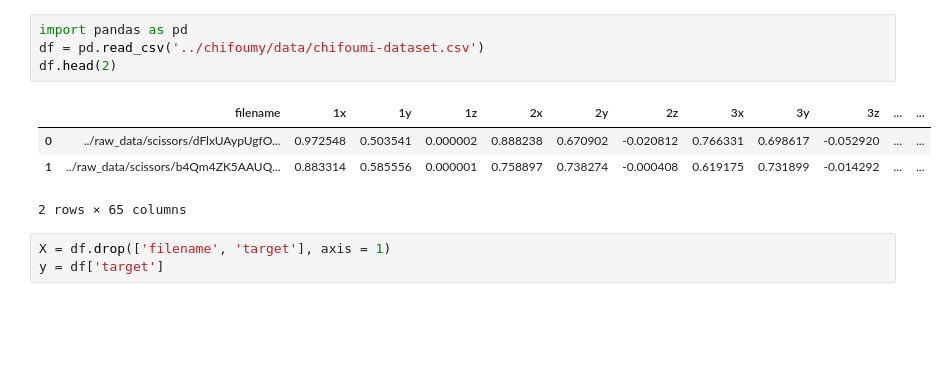
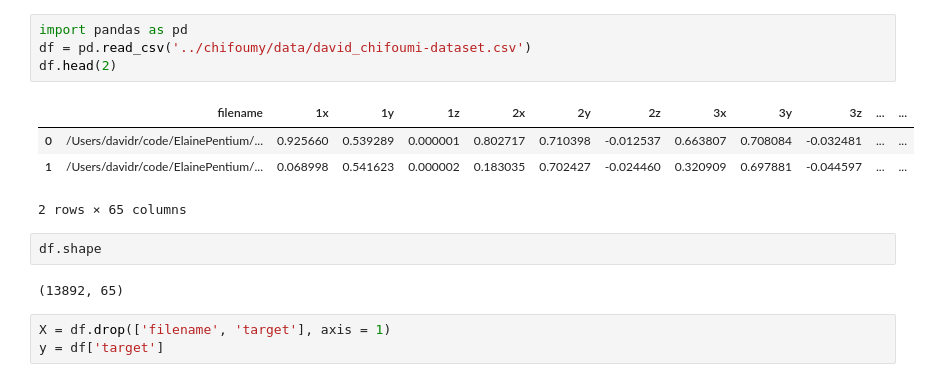
Before and after one commit to ElainePentium/python-chifoumy, a Jupyter notebook: notebooks/dave-predict-proba.ipynb, the cells around one changed output. Drawn from its saved outputs; the diff is of its cells as text; blank space fills up the shorter version.

```diff
--- a/notebooks/dave-predict-proba.ipynb
+++ b/notebooks/dave-predict-proba.ipynb
@@ -1,12 +1,16 @@
 # %%
 import pandas as pd
-df = pd.read_csv('../chifoumy/data/chifoumi-dataset.csv')
+df = pd.read_csv('../chifoumy/data/david_chifoumi-dataset.csv')
 df.head(2)
 # %% [output]
 |  | filename | 1x | 1y | 1z | 2x | 2y | 2z | 3x | 3y | 3z | ... | ... |
-| 0 | ../raw_data/scissors/dFlxUAypUgfO... | 0.972548 | 0.503541 | 0.000002 | 0.888238 | 0.670902 | -0.020812 | 0.766331 | 0.698617 | -0.052920 | ... | ... |
-| 1 | ../raw_data/scissors/b4Qm4ZK5AAUQ... | 0.883314 | 0.585556 | 0.000001 | 0.758897 | 0.738274 | -0.000408 | 0.619175 | 0.731899 | -0.014292 | ... | ... |
+| 0 | /Users/davidr/code/ElainePentium/... | 0.925660 | 0.539289 | 0.000001 | 0.802717 | 0.710398 | -0.012537 | 0.663807 | 0.708084 | -0.032481 | ... | ... |
+| 1 | /Users/davidr/code/ElainePentium/... | 0.068998 | 0.541623 | 0.000002 | 0.183035 | 0.702427 | -0.024460 | 0.320909 | 0.697881 | -0.044597 | ... | ... |
 2 rows × 65 columns
+# %%
+df.shape
+# %% [output]
+(13892, 65)
 # %%
 X = df.drop(['filename', 'target'], axis = 1)
 y = df['target']
```
Also changed, not shown: parts of 12 cells of this notebook, 1 other file.
